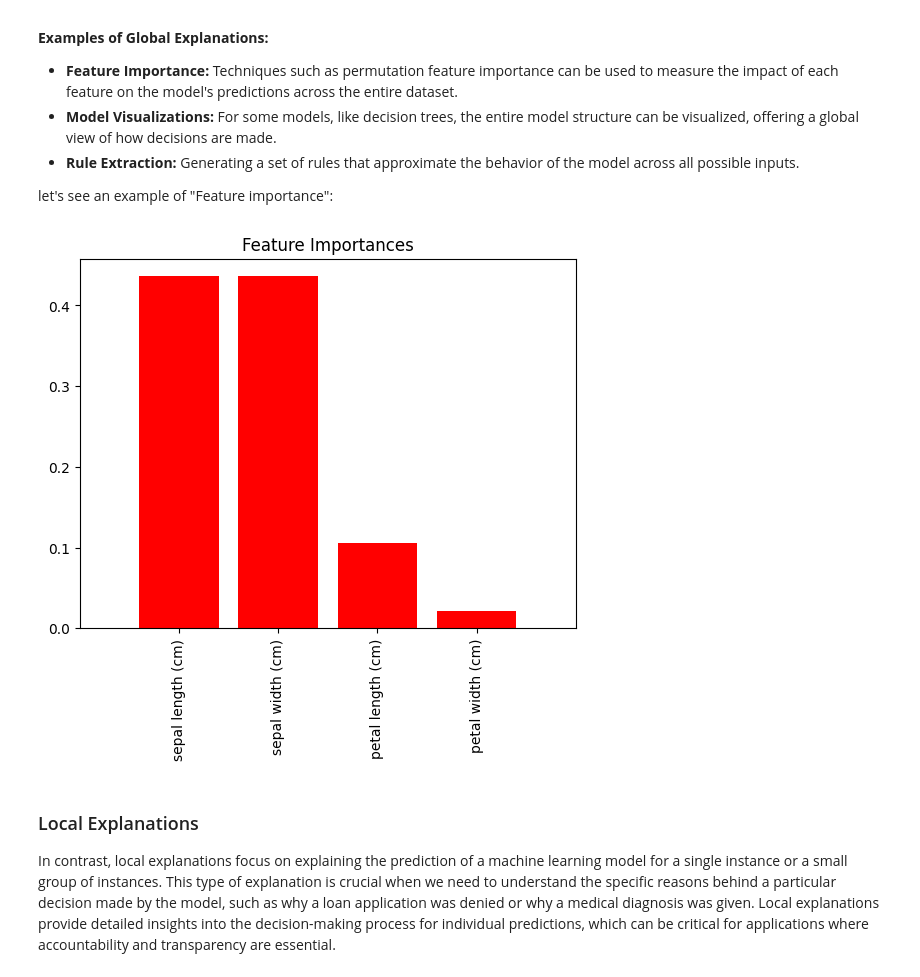
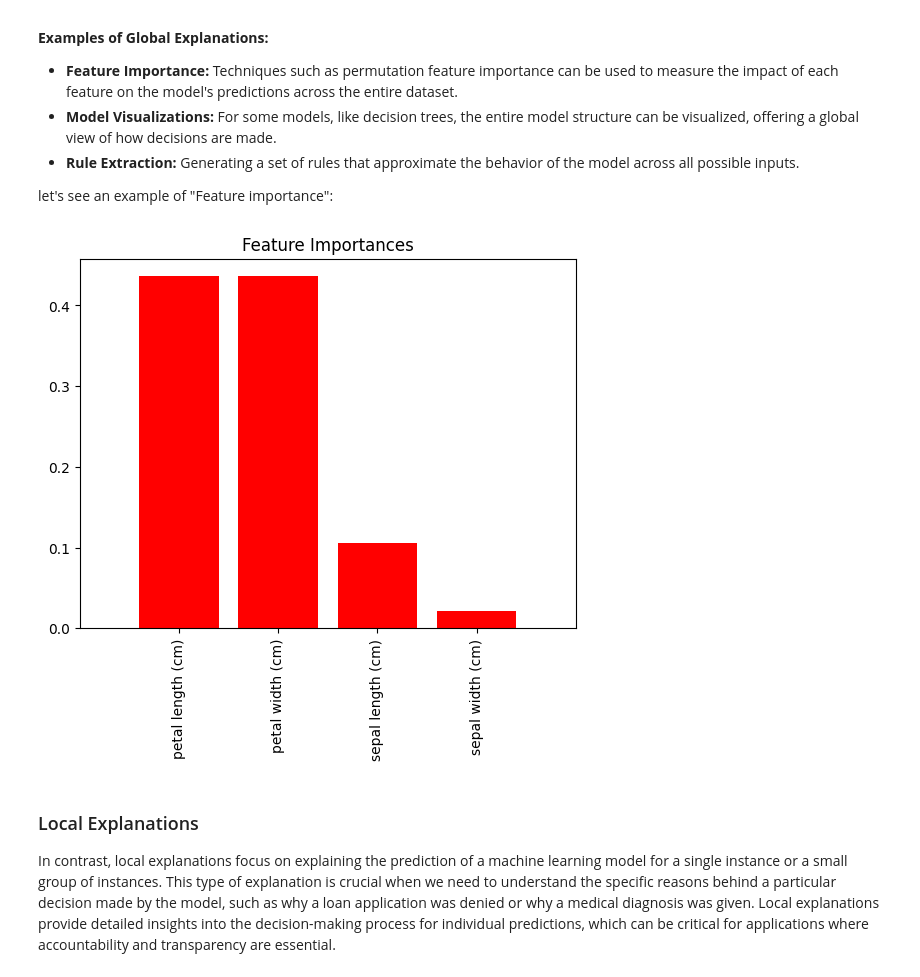
Before and after one commit to Naviden/Introduction-to-XAI, a Jupyter notebook: Notebooks/Dimensions.ipynb, the cells around one changed output. Drawn from its saved outputs; the diff is of its cells as text; code cells hidden in the pictures.

Commit message:
reorder feature names

```diff
--- a/Notebooks/Dimensions.ipynb
+++ b/Notebooks/Dimensions.ipynb
@@ -15,35 +15,39 @@ let's see an example of "Feature importance":
 # %%
 import numpy as np
 import matplotlib.pyplot as plt
 from sklearn.datasets import load_iris
 from sklearn.ensemble import RandomForestClassifier
 
 # Load the Iris dataset
 iris = load_iris()
 X = iris.data
 y = iris.target
 
 # Create and train the RandomForest model
 model = RandomForestClassifier(n_estimators=100, random_state=42)
 model.fit(X, y)
 
 # Get the feature importances
 importances = model.feature_importances_
 
 # Sort the feature importances in descending order:
 # The following line is a compact way to obtain the indices
 # of the elements in importances sorted from the highest importance to the lowest.
 indices = np.argsort(importances)[::-1]
 
+# Reorder the feature names according to the importances
+sorted_feature_names = [iris.feature_names[i] for i in indices]
+
 # Plot the feature importances of the forest
 plt.figure()
 plt.title("Feature Importances")
 plt.bar(range(X.shape[1]), importances[indices], color="r", align="center")
-plt.xticks(range(X.shape[1]), iris.feature_names, rotation=90)
+# Use the sorted feature names for the x-ticks
+plt.xticks(range(X.shape[1]), sorted_feature_names, rotation=90)
 plt.xlim([-1, X.shape[1]])
 plt.show()
 # %% [output]
-[figure, old version]
+[figure, new version]
 # %% [markdown]
 ### Local Explanations
 
```
